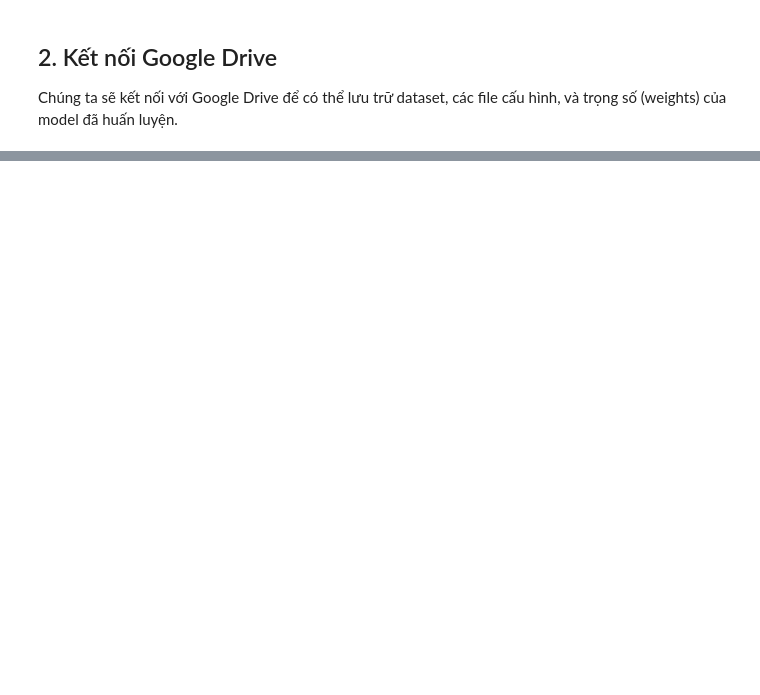
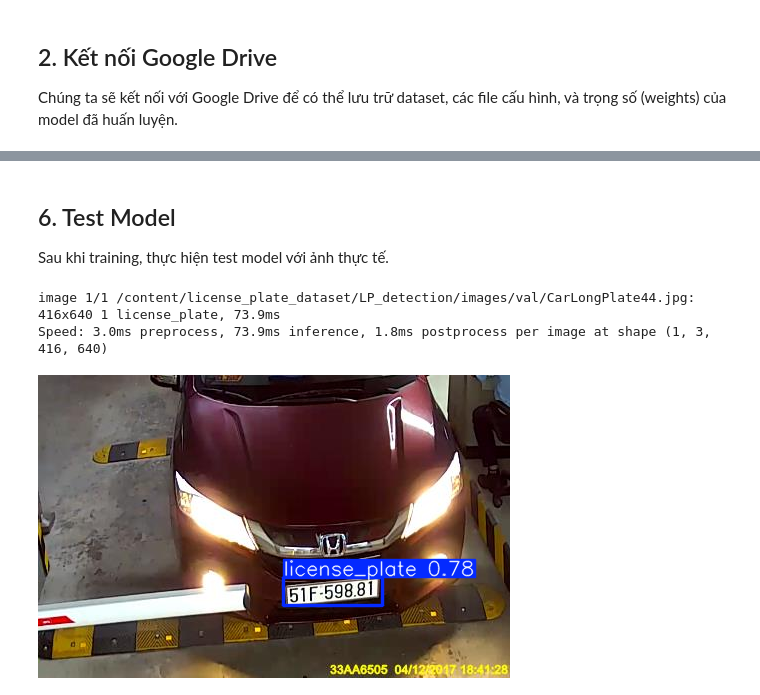
Before and after one commit to thienph/ML-license_plate_detection_recognition, a Jupyter notebook: training/license_plate_training.ipynb, the cells around one changed output, grey strips where cells are left out. Cells and saved outputs as stored; diff of their text form; code cells hidden in the pictures; blank space fills up the shorter version.

Commit message:
[training] Enhance notbook

```diff
--- a/training/license_plate_training.ipynb
+++ b/training/license_plate_training.ipynb
@@ -76,11 +168,18 @@ Sau khi training, bạn có thể đánh giá model trên tập validation và s
+# %% [markdown]
+## 6. Test Model
+Sau khi training, thực hiện test model với ảnh thực tế.
 # %%
 # Tải model tốt nhất đã được huấn luyện
-best_model = YOLO('/content/drive/MyDrive/model_license_plate_runs/exp5/weights/last.pt')
+best_model = YOLO('/content/drive/MyDrive/model_license_plate_runs/exp/weights/best.pt')
 
-# Test nhận diện trên một ảnh mới
-results = best_model('path/to/your/test_image.jpg')
+# Test ảnh từ dataset
+results = best_model('/content/license_plate_dataset/LP_detection/images/val/CarLongPlate44.jpg')
 
 # Process results
 for r in results:
     boxes = r.boxes
     r.show()
+# %% [output]
+image 1/1 /content/license_plate_dataset/LP_detection/images/val/CarLongPlate44.jpg: 416x640 1 license_plate, 73.9ms
+Speed: 3.0ms preprocess, 73.9ms inference, 1.8ms postprocess per image at shape (1, 3, 416, 640)
+[figure, added]
```
Also changed, not shown: parts of 14 cells of this notebook.
